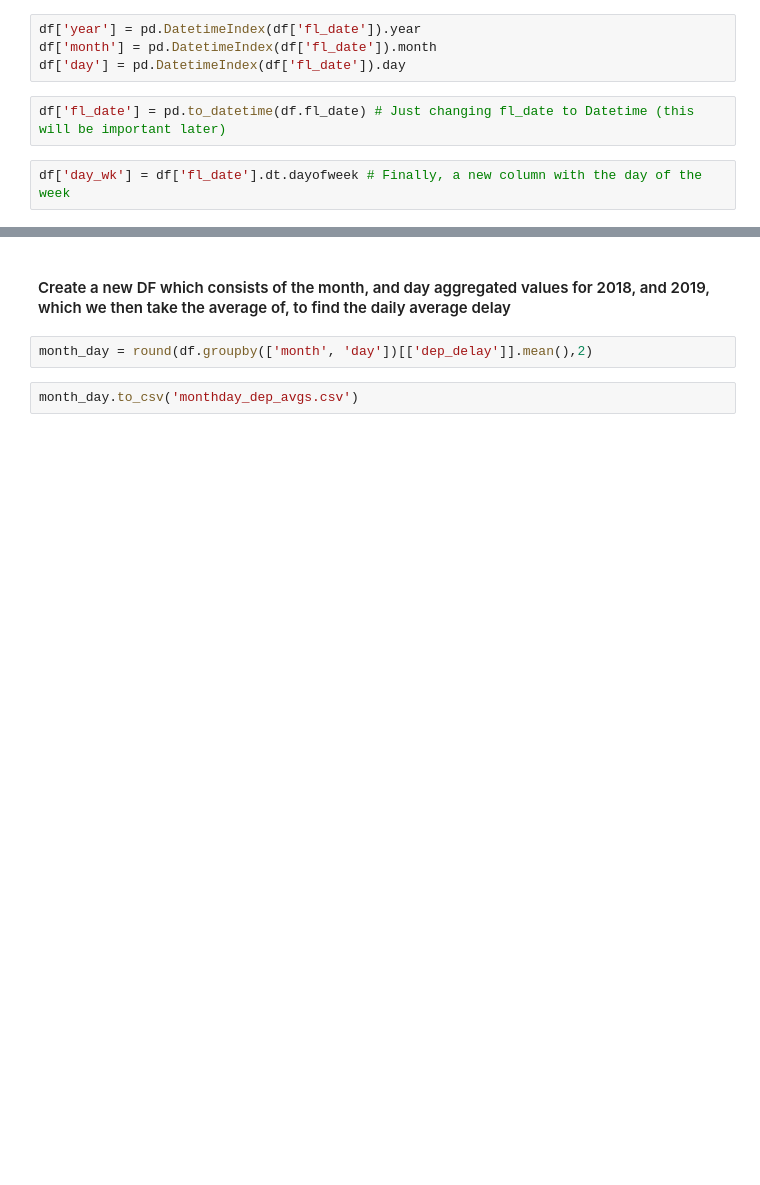
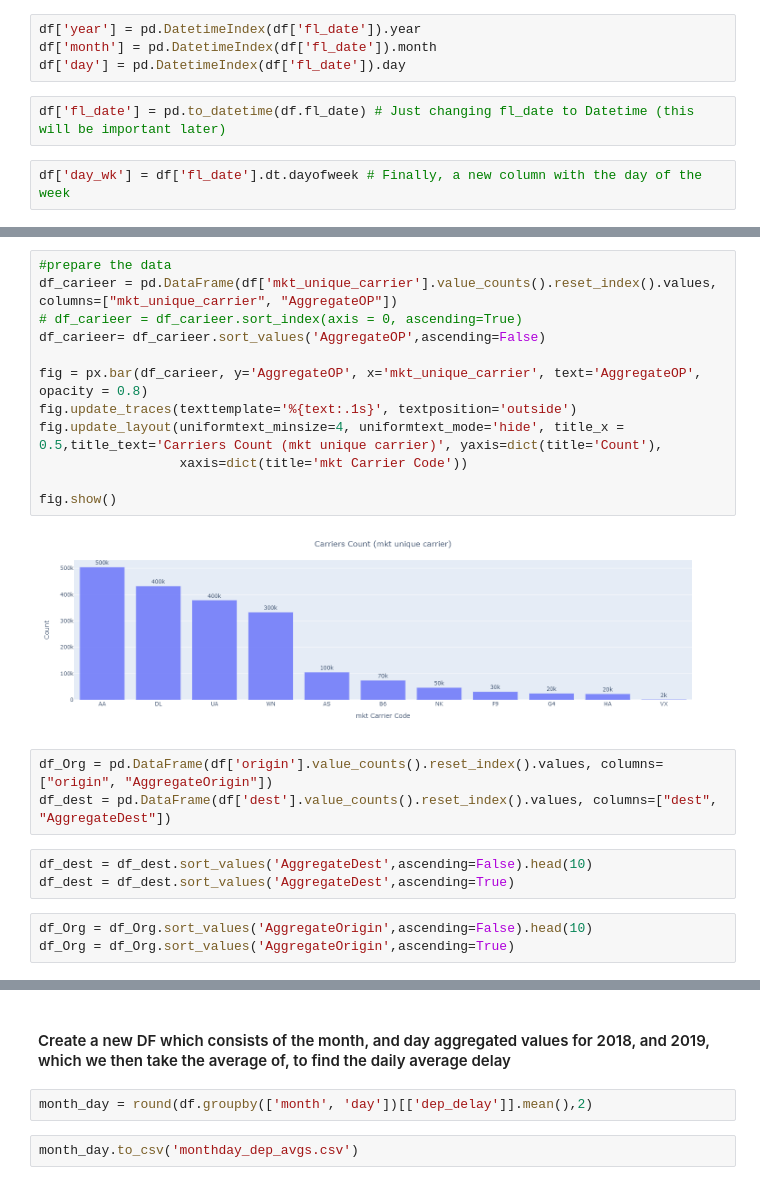
Before and after one commit to KrisCowie/Mid-Term-Project, a Jupyter notebook: Exploratory Notebooks/Flights Exploration.ipynb, the cells around one changed output, grey strips where cells are left out. Drawn from its saved outputs; the diff is of its cells as text; blank space fills up the shorter version.

```diff
--- a/Exploratory Notebooks/Flights Exploration.ipynb
+++ b/Exploratory Notebooks/Flights Exploration.ipynb
@@ -124,0 +187,23 @@ df.head(2)
+# %%
+#prepare the data
+df_carieer = pd.DataFrame(df['mkt_unique_carrier'].value_counts().reset_index().values, columns=["mkt_unique_carrier", "AggregateOP"])
+# df_carieer = df_carieer.sort_index(axis = 0, ascending=True)
+df_carieer= df_carieer.sort_values('AggregateOP',ascending=False)
+
+fig = px.bar(df_carieer, y='AggregateOP', x='mkt_unique_carrier', text='AggregateOP', opacity = 0.8)
+fig.update_traces(texttemplate='%{text:.1s}', textposition='outside')
+fig.update_layout(uniformtext_minsize=4, uniformtext_mode='hide', title_x = 0.5,title_text='Carriers Count (mkt unique carrier)', yaxis=dict(title='Count'),
+                  xaxis=dict(title='mkt Carrier Code'))
+
+fig.show()
+# %% [output]
+[figure, added]
+# %%
+df_Org = pd.DataFrame(df['origin'].value_counts().reset_index().values, columns=["origin", "AggregateOrigin"])
+df_dest = pd.DataFrame(df['dest'].value_counts().reset_index().values, columns=["dest", "AggregateDest"])
+# %%
+df_dest = df_dest.sort_values('AggregateDest',ascending=False).head(10)
+df_dest = df_dest.sort_values('AggregateDest',ascending=True)
+# %%
+df_Org = df_Org.sort_values('AggregateOrigin',ascending=False).head(10)
+df_Org = df_Org.sort_values('AggregateOrigin',ascending=True)
```
Also changed, not shown: parts of 19 cells of this notebook.
